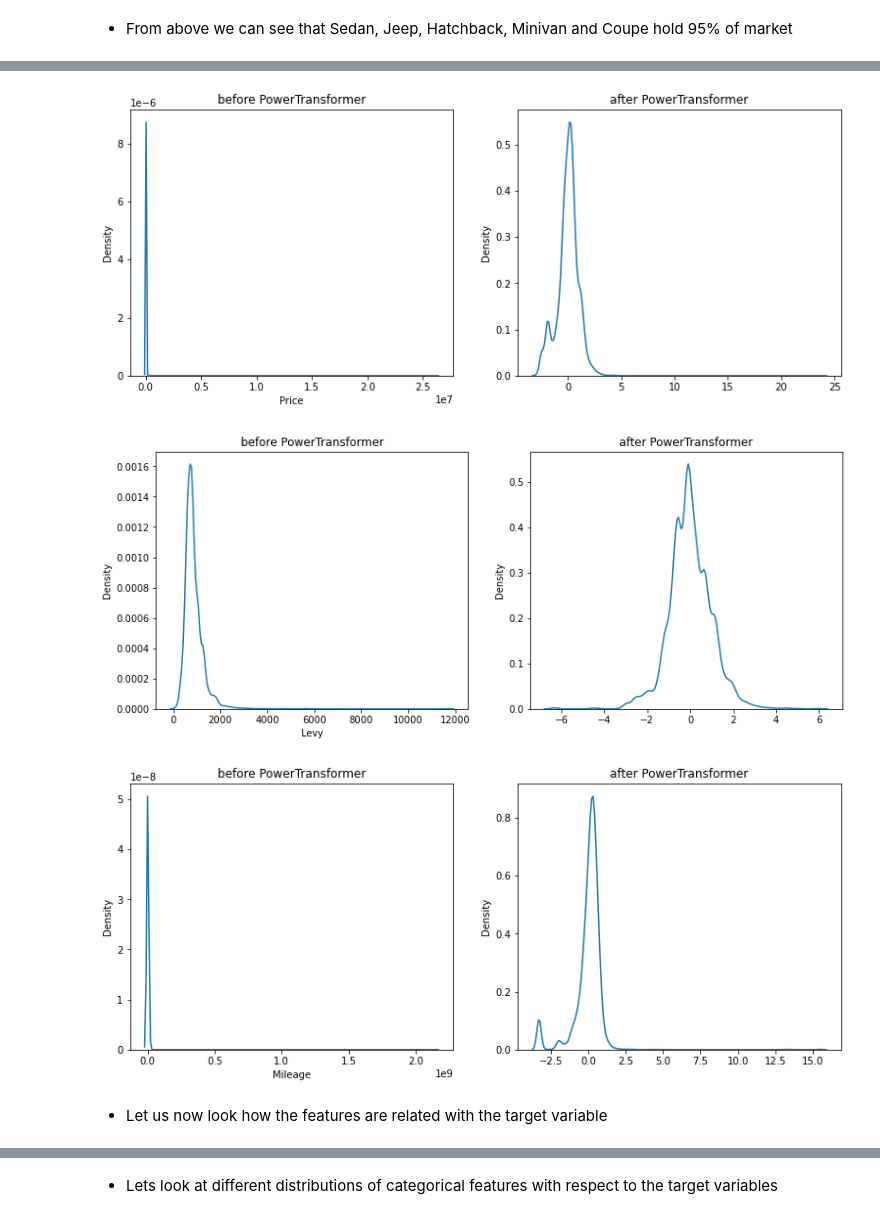
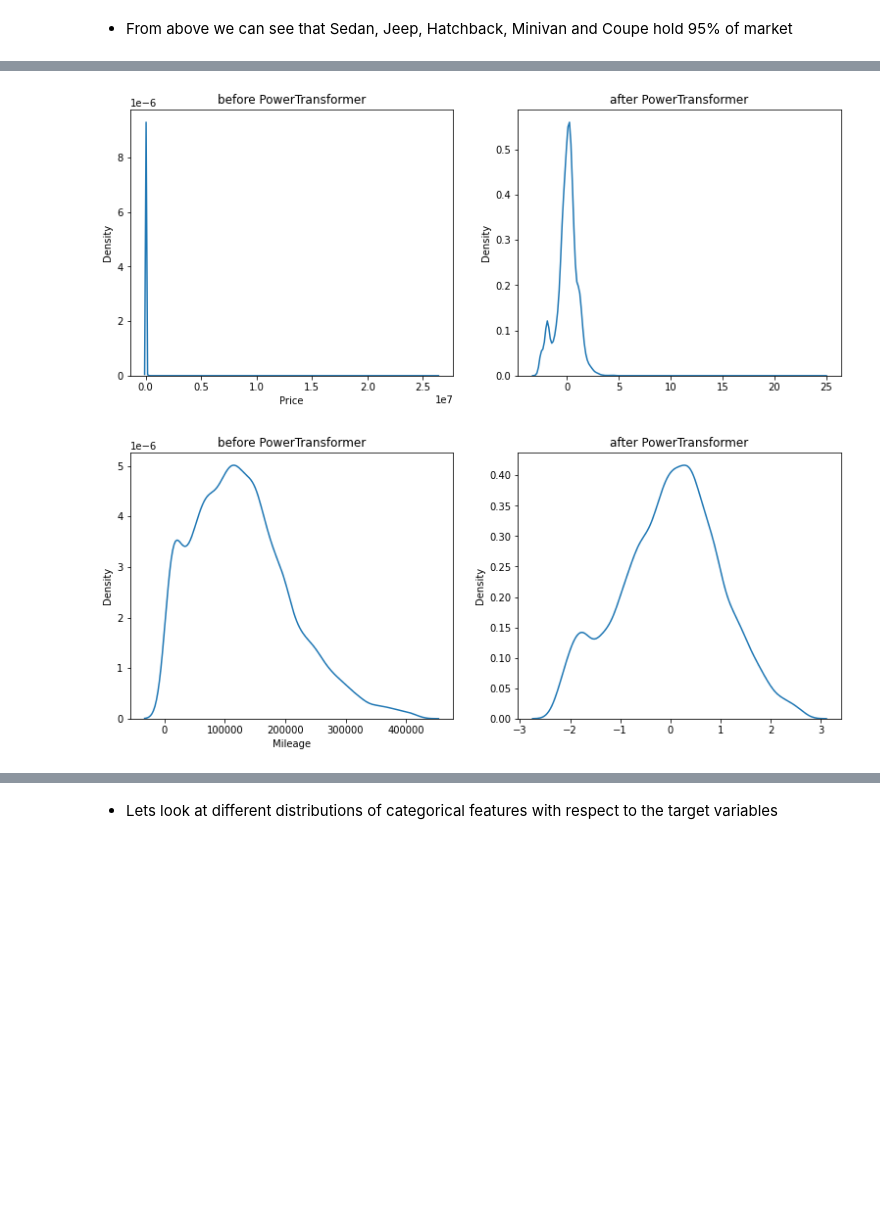
Before and after one commit to lalitupdhya/usedCarPricePrediction, a Jupyter notebook: usedCarsPrediction.ipynb, the cells around one changed output, grey strips where cells are left out. Drawn from its saved outputs; the diff is of its cells as text; code cells hidden in the pictures; blank space fills up the shorter version.

```diff
--- a/usedCarsPrediction.ipynb
+++ b/usedCarsPrediction.ipynb
@@ -648,15 +549,0 @@ Let us look at few of the other attributes
-# %%
-cat_cols = ['ProdYear', 'FuelType','EngineVolume', 'Cylinders','GearBoxType',
-            'DriveWheels','Doors','Wheel','Color', 'Airbags']
-fig,axes = plt.subplots(5,2,figsize=(50,40))
-fig.subplots_adjust(wspace=0.1, hspace=0.4)
-fig.suptitle('Distribution of various categorical features', fontsize=50)
-axes = axes.ravel()
-
-#plotting bar charts of value counts by sorting the index of value_counts series
-for i, col in enumerate(cat_cols):
-    sns.barplot(ax=axes[i], data=train_df, y=train_df[col].value_counts(normalize=True).sort_index(ascending=True).values,
-                                x=train_df[col].value_counts().sort_index(ascending=True).index, palette='rocket_r')
-    axes[i].set_title(col, fontsize=40)
-    axes[i].xaxis.get_label().set_fontsize(30)
-    axes[i].tick_params(labelrotation=90)
@@ -676,13 +549,0 @@ Let's look at some of the continuous variables
-# %%
-cont_cols = ['Price', 'Levy','Mileage']
-fig,axes = plt.subplots(3,1,figsize=(15,10))
-fig.subplots_adjust(wspace=0.1, hspace=0.4)
-fig.suptitle('Distribution of various continuous attributes', fontsize=10)
-axes = axes.ravel()
-
-#plotting bar charts of value counts by sorting the index of value_counts series
-for i, col in enumerate(cont_cols):
-    sns.kdeplot(x = col, data=train_df, ax = axes[i])
-    axes[i].set_title(col, fontsize=20)
-#     axes[i].xaxis.get_label().set_fontsize(30)
-#     axes[i].tick_params(labelrotation=90)
@@ -693,13 +549,0 @@ for i, col in enumerate(cont_cols):
-# %%
-cont_cols = ['Price', 'Levy','Mileage']
-fig,axes = plt.subplots(3,1,figsize=(15,10))
-fig.subplots_adjust(wspace=0.1, hspace=0.4)
-fig.suptitle('Distribution of various continuous attributes', fontsize=10)
-axes = axes.ravel()
-
-#plotting bar charts of value counts by sorting the index of value_counts series
-for i, col in enumerate(cont_cols):
-    sns.kdeplot(np.log1p(train_df[col]), ax = axes[i]) # ln(1+x) to counter value of 0.
-    axes[i].set_title(col, fontsize=20)
-#     axes[i].xaxis.get_label().set_fontsize(30)
-#     axes[i].tick_params(labelrotation=90)
@@ -721,12 +560,10 @@ def plots(df, var, t):
     sns.kdeplot(p1)
     plt.title('after ' + str(t).split('(')[0])
 # %%
-columns = ['Price','Levy','Mileage']
+#Using power Transformer
+columns = ['Price','Mileage']
 for col in columns:
     plots(train_df, col, preprocessing.PowerTransformer(method='yeo-johnson'))
 # %% [output]
-[figure, old version]
+[figure, new version]
-[figure, old version]
+[figure, new version]
-[figure, removed]
-# %% [markdown]
-* Let us now look how the features are related with the target variable
```
Also changed, not shown: parts of 57 cells of this notebook.
